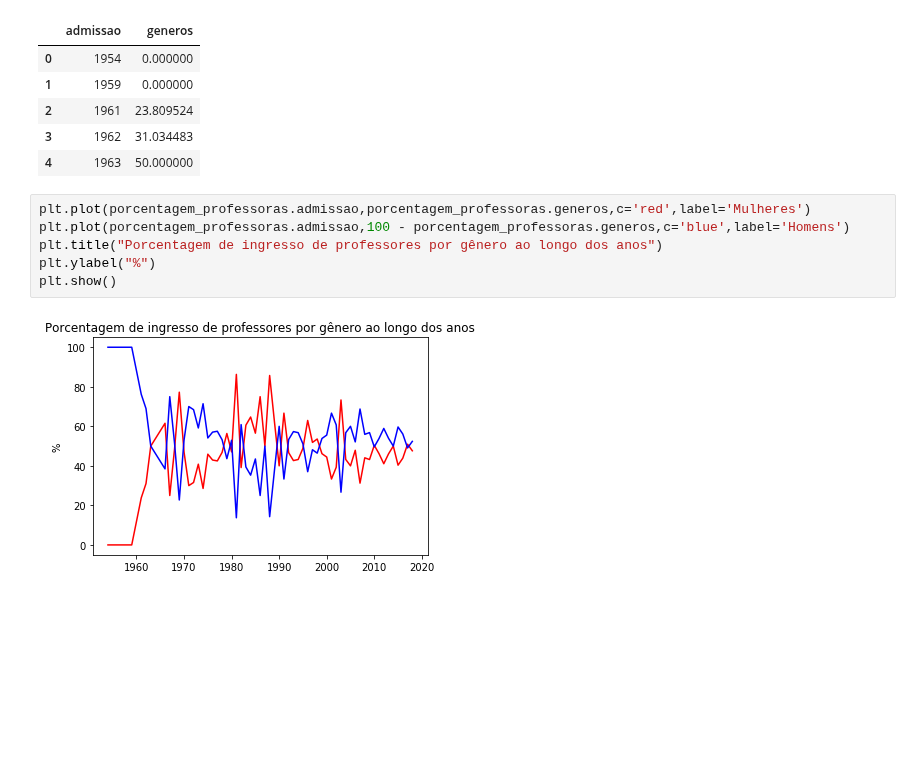
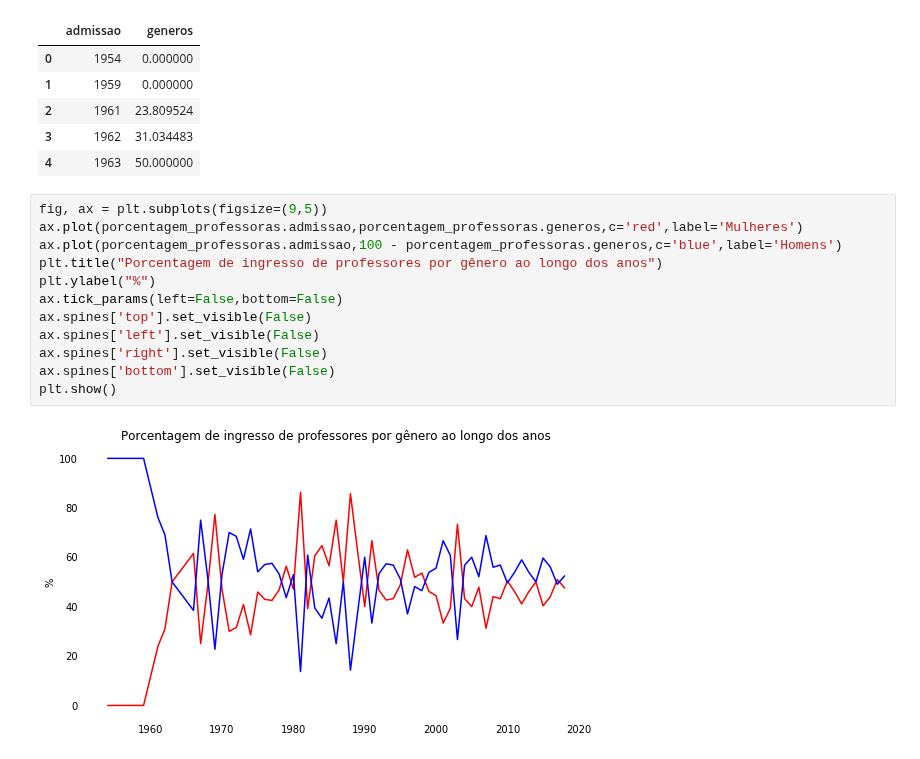
Before and after one commit to kevinwall/Probabilidade_Projeto, a Jupyter notebook: Rascunho.ipynb, the cells around one changed output. Cells and saved outputs as stored; diff of their text form; blank space fills up the shorter version.

```diff
--- a/Rascunho.ipynb
+++ b/Rascunho.ipynb
@@ -584,10 +676,16 @@ porcentagem_professoras.head()
 | 3 | 1962 | 31.034483 |
 | 4 | 1963 | 50.000000 |
 # %%
-plt.plot(porcentagem_professoras.admissao,porcentagem_professoras.generos,c='red',label='Mulheres')
-plt.plot(porcentagem_professoras.admissao,100 - porcentagem_professoras.generos,c='blue',label='Homens')
+fig, ax = plt.subplots(figsize=(9,5))
+ax.plot(porcentagem_professoras.admissao,porcentagem_professoras.generos,c='red',label='Mulheres')
+ax.plot(porcentagem_professoras.admissao,100 - porcentagem_professoras.generos,c='blue',label='Homens')
 plt.title("Porcentagem de ingresso de professores por gênero ao longo dos anos")
 plt.ylabel("%")
+ax.tick_params(left=False,bottom=False)
+ax.spines['top'].set_visible(False)
+ax.spines['left'].set_visible(False)
+ax.spines['right'].set_visible(False)
+ax.spines['bottom'].set_visible(False)
 plt.show()
 # %% [output]
-[figure, old version]
+[figure, new version]
```
Also changed, not shown: parts of 13 cells of this notebook.
